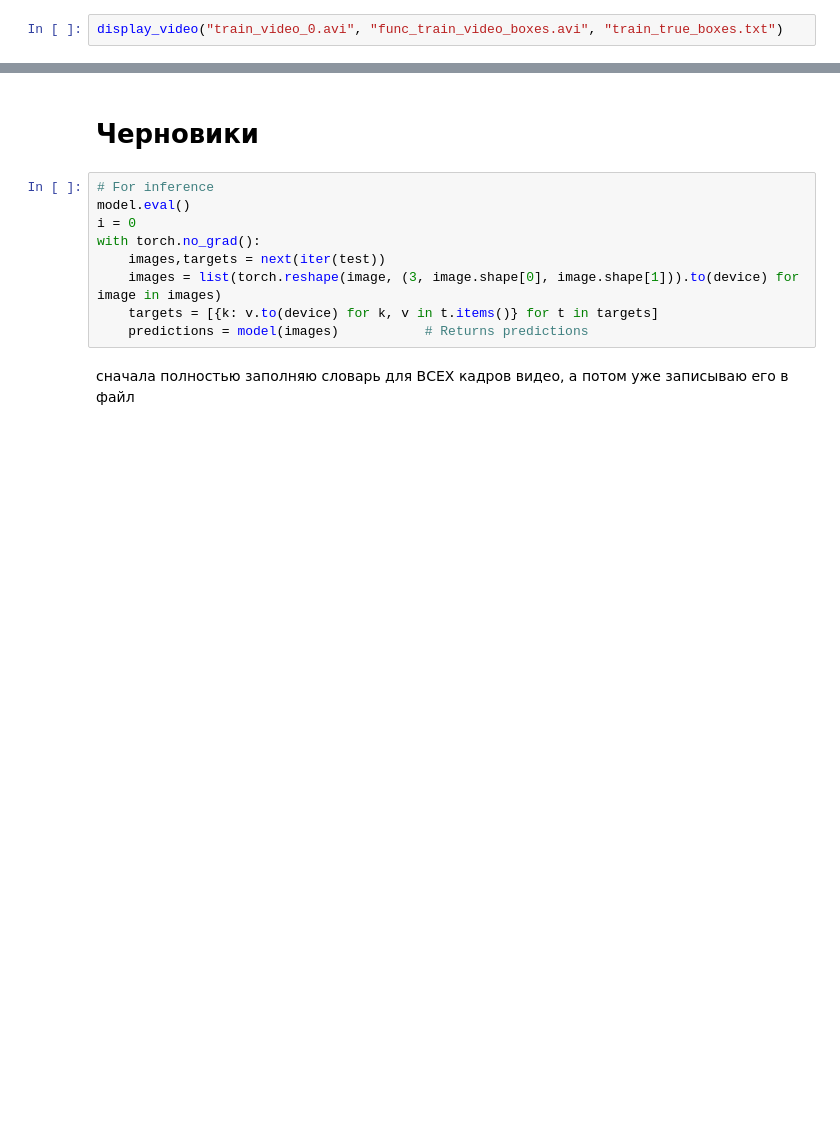
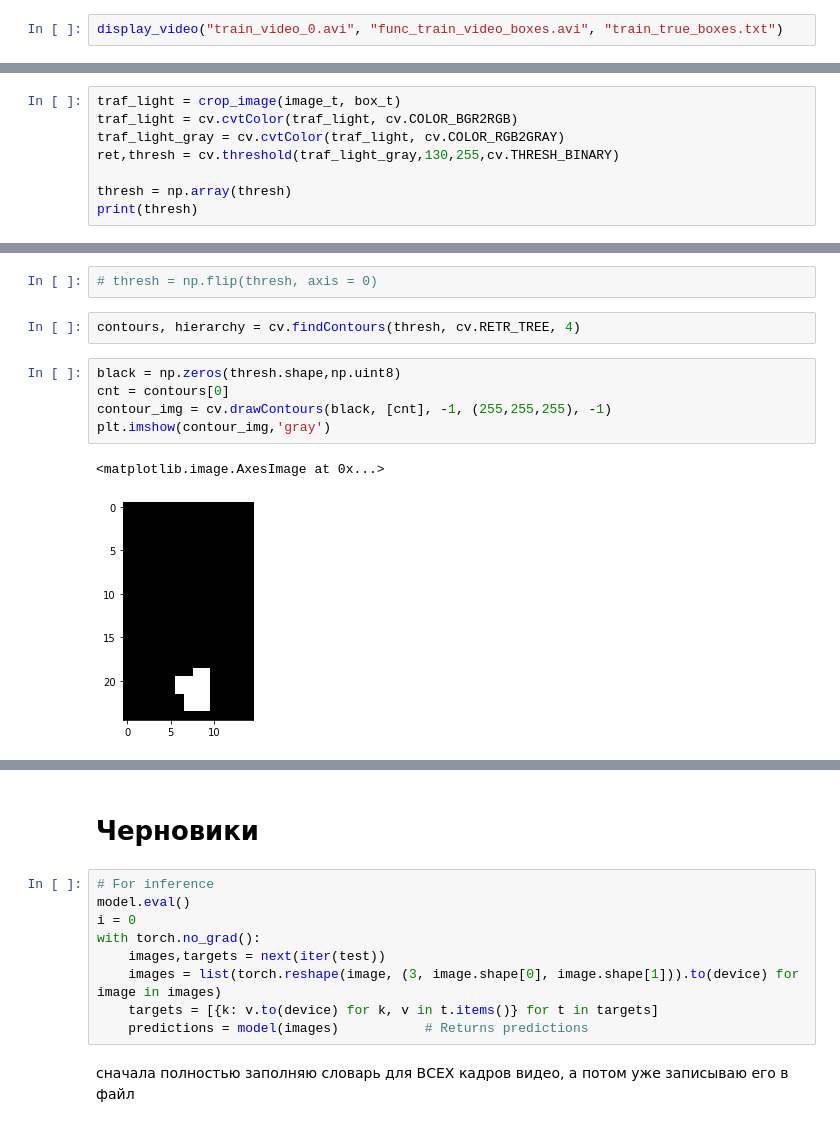
Before and after one commit to gvrva/Traffic-lights, a Jupyter notebook: data_preparation.ipynb, the cells around one changed output, grey strips where cells are left out. Cells and saved outputs as stored; diff of their text form; blank space fills up the shorter version.

```diff
--- a/data_preparation.ipynb
+++ b/data_preparation.ipynb
@@ -315,0 +465,8 @@ display_video("train_video_0.avi", "func_train_video_boxes.avi", "train_true_box
+# %%
+traf_light = crop_image(image_t, box_t)
+traf_light = cv.cvtColor(traf_light, cv.COLOR_BGR2RGB)
+traf_light_gray = cv.cvtColor(traf_light, cv.COLOR_RGB2GRAY)
+ret,thresh = cv.threshold(traf_light_gray,130,255,cv.THRESH_BINARY)
+
+thresh = np.array(thresh)
+print(thresh)
@@ -315,0 +491,12 @@ display_video("train_video_0.avi", "func_train_video_boxes.avi", "train_true_box
+# %%
+# thresh = np.flip(thresh, axis = 0)
+# %%
+contours, hierarchy = cv.findContours(thresh, cv.RETR_TREE, 4)
+# %%
+black = np.zeros(thresh.shape,np.uint8)
+cnt = contours[0]
+contour_img = cv.drawContours(black, [cnt], -1, (255,255,255), -1)
+plt.imshow(contour_img,'gray')
+# %% [output]
+<matplotlib.image.AxesImage at 0x...>
+[figure, added]
```
Also changed, not shown: parts of 35 cells of this notebook.
